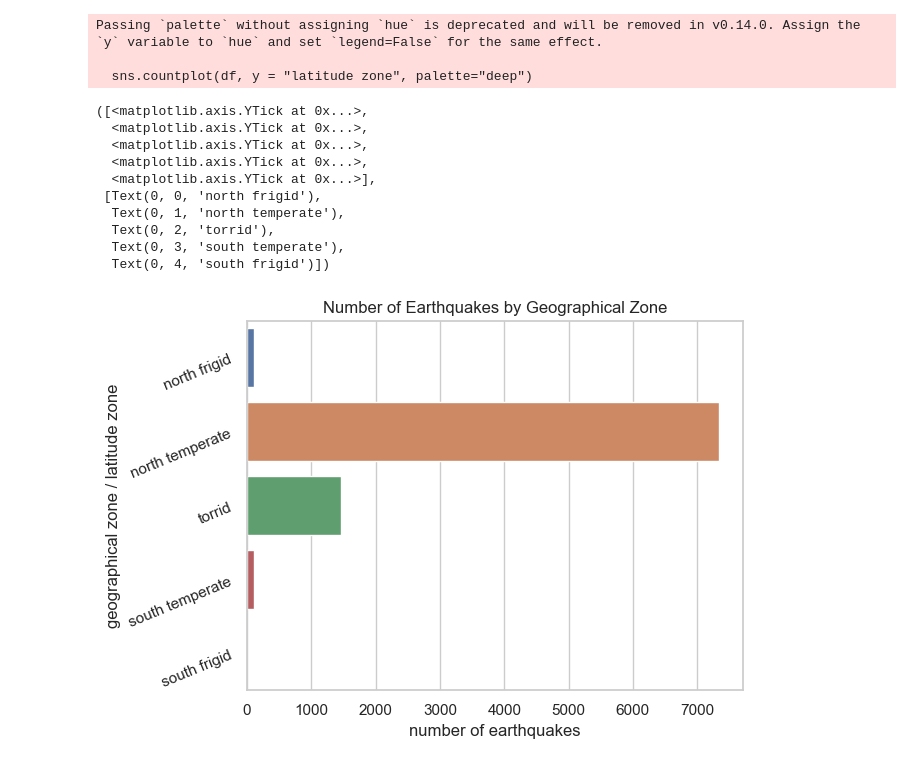
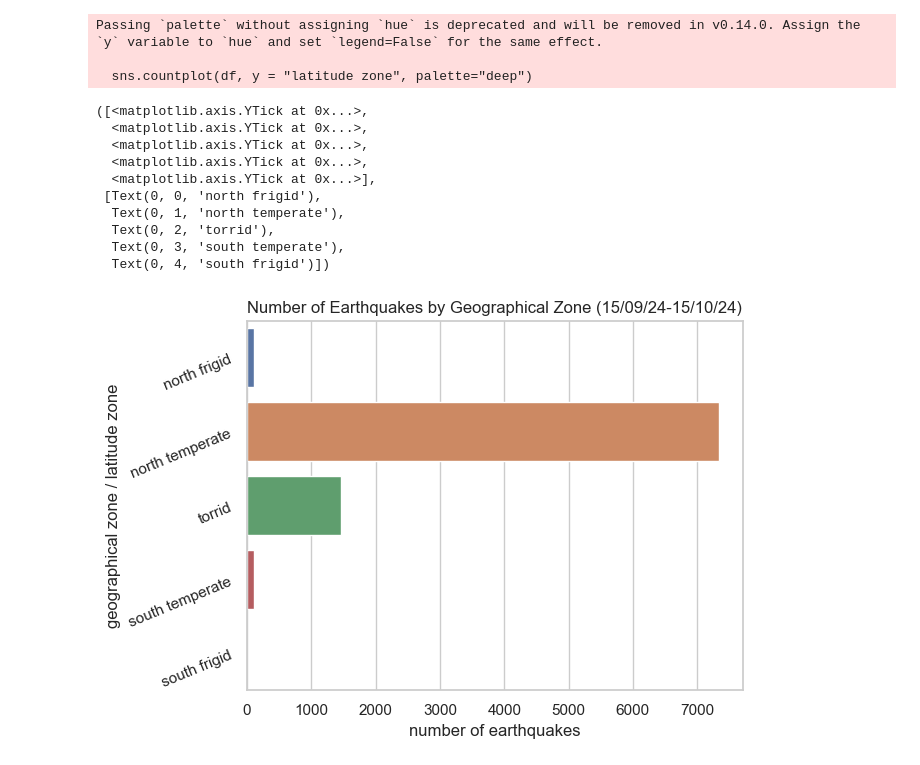
Before and after one commit to rulawrence/TDARuby, a Jupyter notebook: earthquakes.ipynb, the cells around one changed output. Saved outputs shown, nothing was run; the diff lists cells and outputs as text; code cells hidden in the pictures.

```diff
--- a/earthquakes.ipynb
+++ b/earthquakes.ipynb
@@ -102,32 +102,32 @@ def latzone(value):
   if value < 66.5:
     return Z[4]
 df["latitude zone"] = df["latitude"].apply(latzone)
 
 # ordering the df by latitude zone so that the values are over the correct xticks
 df["latitude zone"] = pd.CategoricalIndex(df["latitude zone"], ordered=True, categories=Z)
 
 # checking how many earthquakes in each ZONE to check that values are over the correct xticks
 df["latitude zone"].value_counts()
 
 # creating a bar chart -- ZONE
 y_axis = np.arange(len(Z))
 sns.countplot(df, y = "latitude zone", palette="deep")
-plt.title("Number of Earthquakes by Geographical Zone")
+plt.title("Number of Earthquakes by Geographical Zone (15/09/24-15/10/24)")
 plt.xlabel("number of earthquakes")
 plt.ylabel("geographical zone / latitude zone")
 plt.yticks(y_axis, Z, rotation=22.5)
 # %% [output]
 Passing `palette` without assigning `hue` is deprecated and will be removed in v0.14.0. Assign the `y` variable to `hue` and set `legend=False` for the same effect.
 
   sns.countplot(df, y = "latitude zone", palette="deep")
 ([<matplotlib.axis.YTick at 0x...>,
   <matplotlib.axis.YTick at 0x...>,
   <matplotlib.axis.YTick at 0x...>,
   <matplotlib.axis.YTick at 0x...>,
   <matplotlib.axis.YTick at 0x...>],
  [Text(0, 0, 'north frigid'),
   Text(0, 1, 'north temperate'),
   Text(0, 2, 'torrid'),
   Text(0, 3, 'south temperate'),
   Text(0, 4, 'south frigid')])
-[figure, old version]
+[figure, new version]
```
Also changed, not shown: parts of 2 cells of this notebook.
